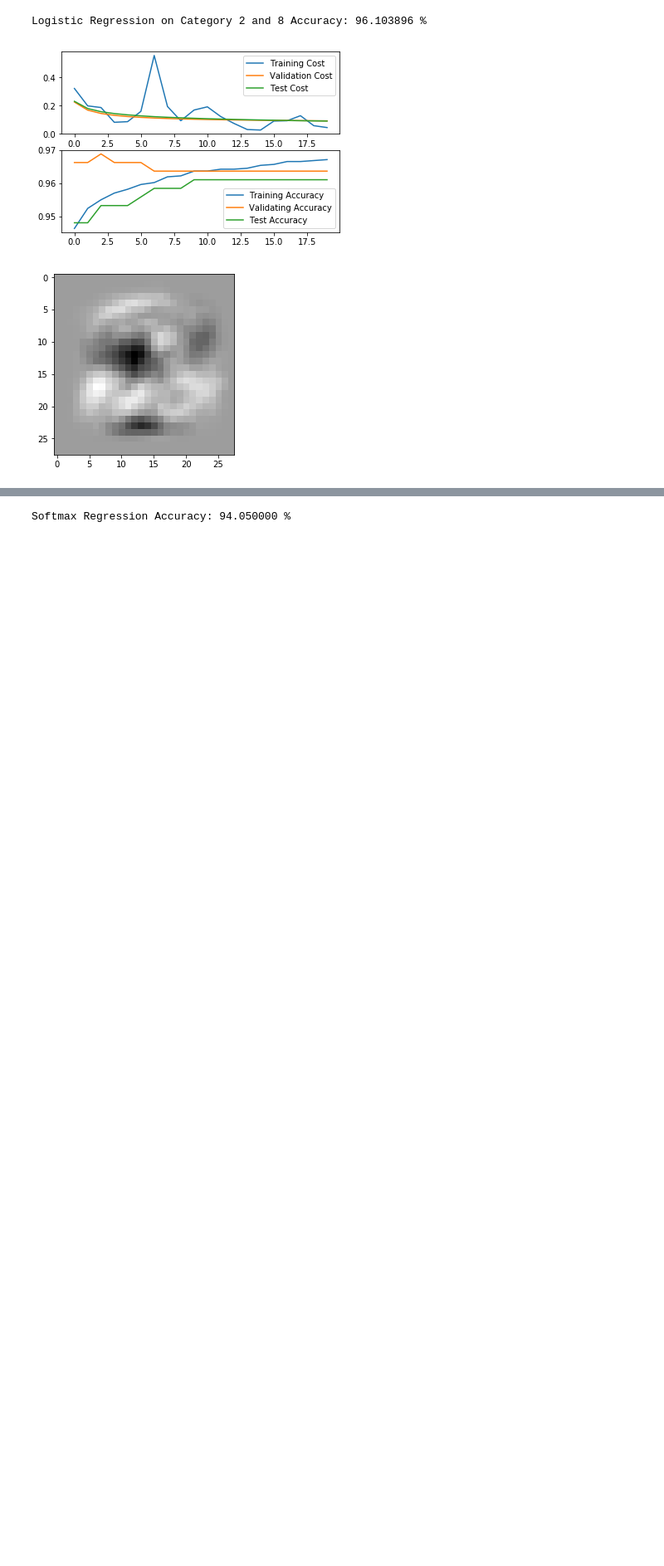
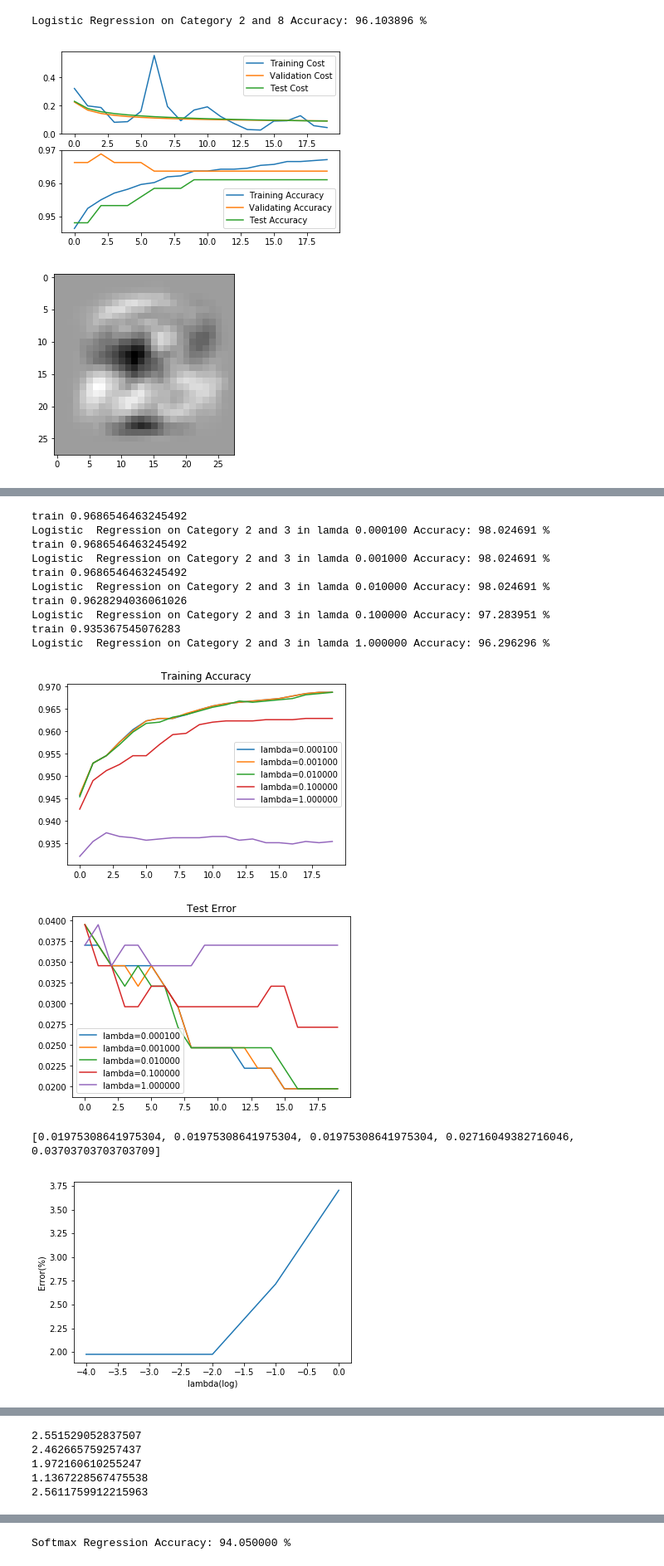
Before and after one commit to Fnjn/UCSD-CSE-253, a Jupyter notebook: hw1/253hw1.ipynb, the cells around one changed output, grey strips where cells are left out. Shown at 83% size. Drawn from its saved outputs; the diff is of its cells as text; code cells hidden in the pictures; blank space fills up the shorter version.

```diff
--- a/hw1/253hw1.ipynb
+++ b/hw1/253hw1.ipynb
@@ -160,0 +178,18 @@ Softmax Regression on Category 2 and 3 in learning rate 1.000000 Accuracy: 87.40
+# %%
+# Regularization 1
+plot_lambda(train_images, train_labels, test_images, test_labels, 2, 3, r=1)
+# %% [output]
+train 0.9686546463245492
+Logistic  Regression on Category 2 and 3 in lamda 0.000100 Accuracy: 98.024691 %
+train 0.9686546463245492
+Logistic  Regression on Category 2 and 3 in lamda 0.001000 Accuracy: 98.024691 %
+train 0.9686546463245492
+Logistic  Regression on Category 2 and 3 in lamda 0.010000 Accuracy: 98.024691 %
+train 0.9628294036061026
+Logistic  Regression on Category 2 and 3 in lamda 0.100000 Accuracy: 97.283951 %
+train 0.935367545076283
+Logistic  Regression on Category 2 and 3 in lamda 1.000000 Accuracy: 96.296296 %
+[figure, added]
+[figure, added]
+[0.01975308641975304, 0.01975308641975304, 0.01975308641975304, 0.02716049382716046, 0.03703703703703709]
+[figure, added]
@@ -160,0 +197,5 @@ Softmax Regression on Category 2 and 3 in learning rate 1.000000 Accuracy: 87.40
+2.551529052837507
+2.462665759257437
+1.972160610255247
+1.1367228567475538
+2.5611759912215963
```
Also changed, not shown: parts of 10 cells of this notebook.
